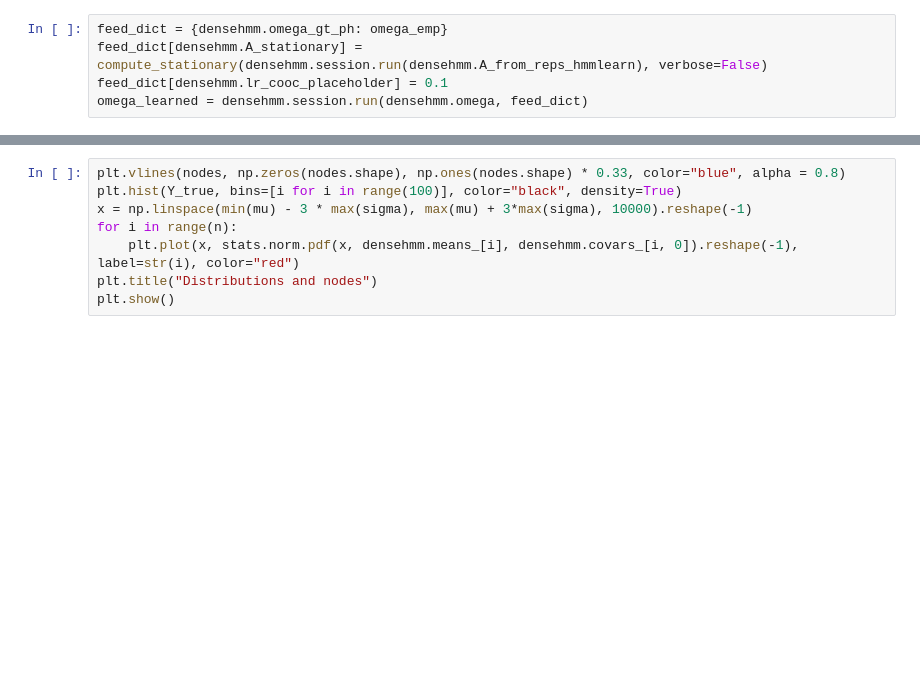
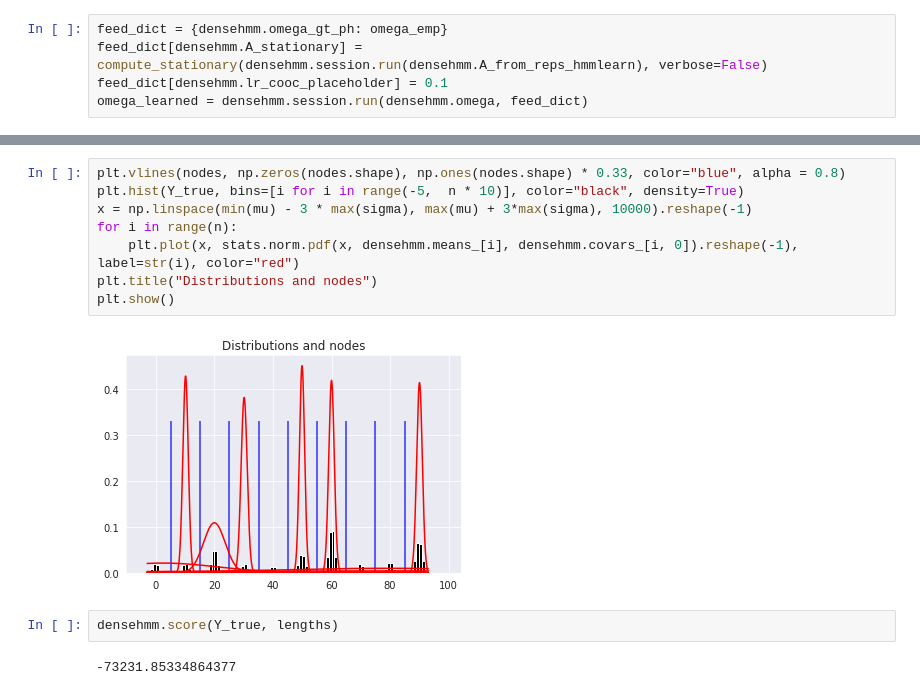
Before and after one commit to CIRGLaboratory/GausianDenseHMM, a Jupyter notebook: code_dense_hmm/discretisation.ipynb, the cells around one changed output, grey strips where cells are left out. Cells and saved outputs as stored; diff of their text form; blank space fills up the shorter version.

```diff
--- a/code_dense_hmm/discretisation.ipynb
+++ b/code_dense_hmm/discretisation.ipynb
@@ -267,8 +353,14 @@ densehmm.means_
 # %%
 plt.vlines(nodes, np.zeros(nodes.shape), np.ones(nodes.shape) * 0.33, color="blue", alpha = 0.8)
-plt.hist(Y_true, bins=[i for i in range(100)], color="black", density=True)
+plt.hist(Y_true, bins=[i for i in range(-5,  n * 10)], color="black", density=True)
 x = np.linspace(min(mu) - 3 * max(sigma), max(mu) + 3*max(sigma), 10000).reshape(-1)
 for i in range(n):
     plt.plot(x, stats.norm.pdf(x, densehmm.means_[i], densehmm.covars_[i, 0]).reshape(-1), label=str(i), color="red")
 plt.title("Distributions and nodes")
 plt.show()
+# %% [output]
+[figure, added]
+# %%
+densehmm.score(Y_true, lengths)
+# %% [output]
+-73231.85334864377
```
Also changed, not shown: parts of 19 cells of this notebook, 1 other file.
